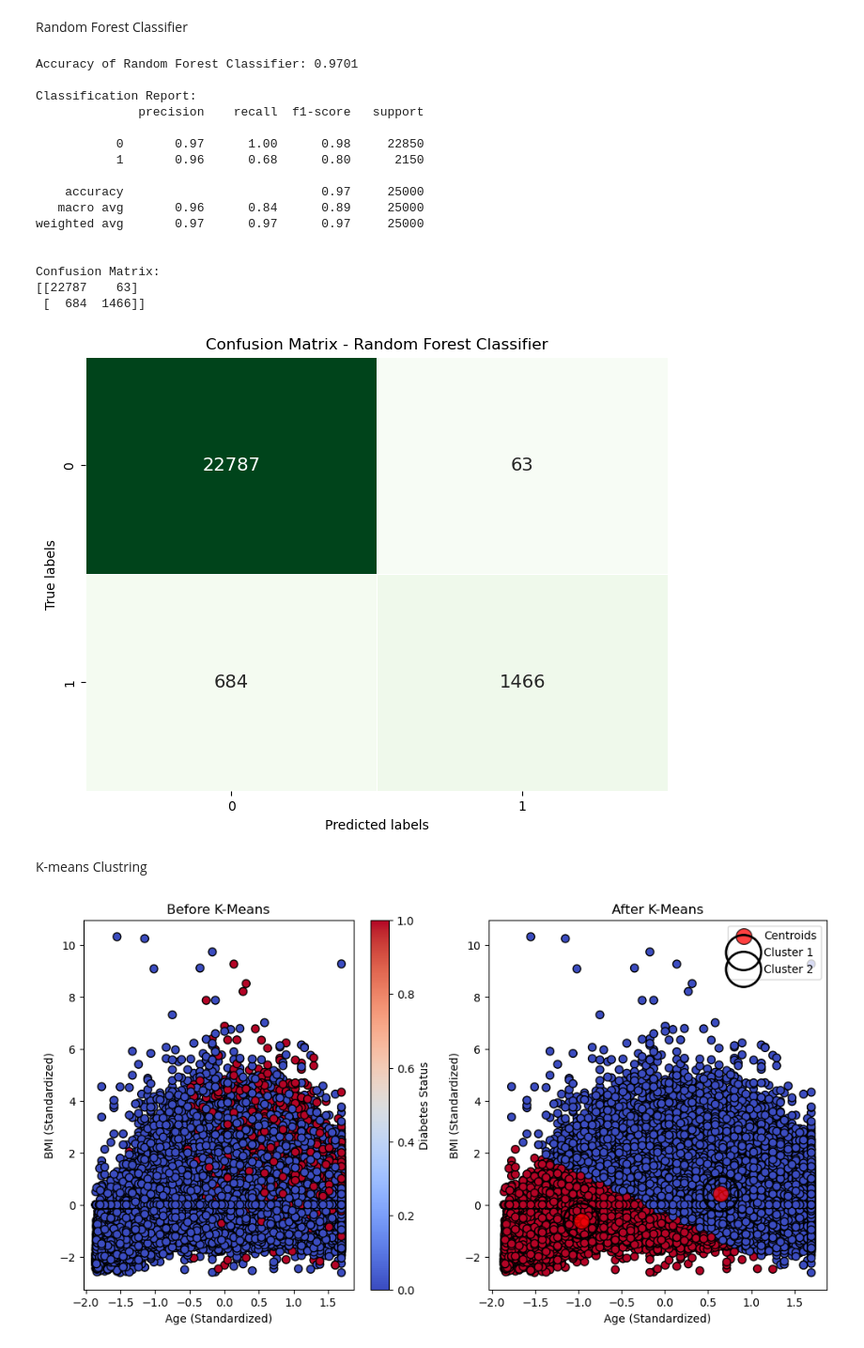
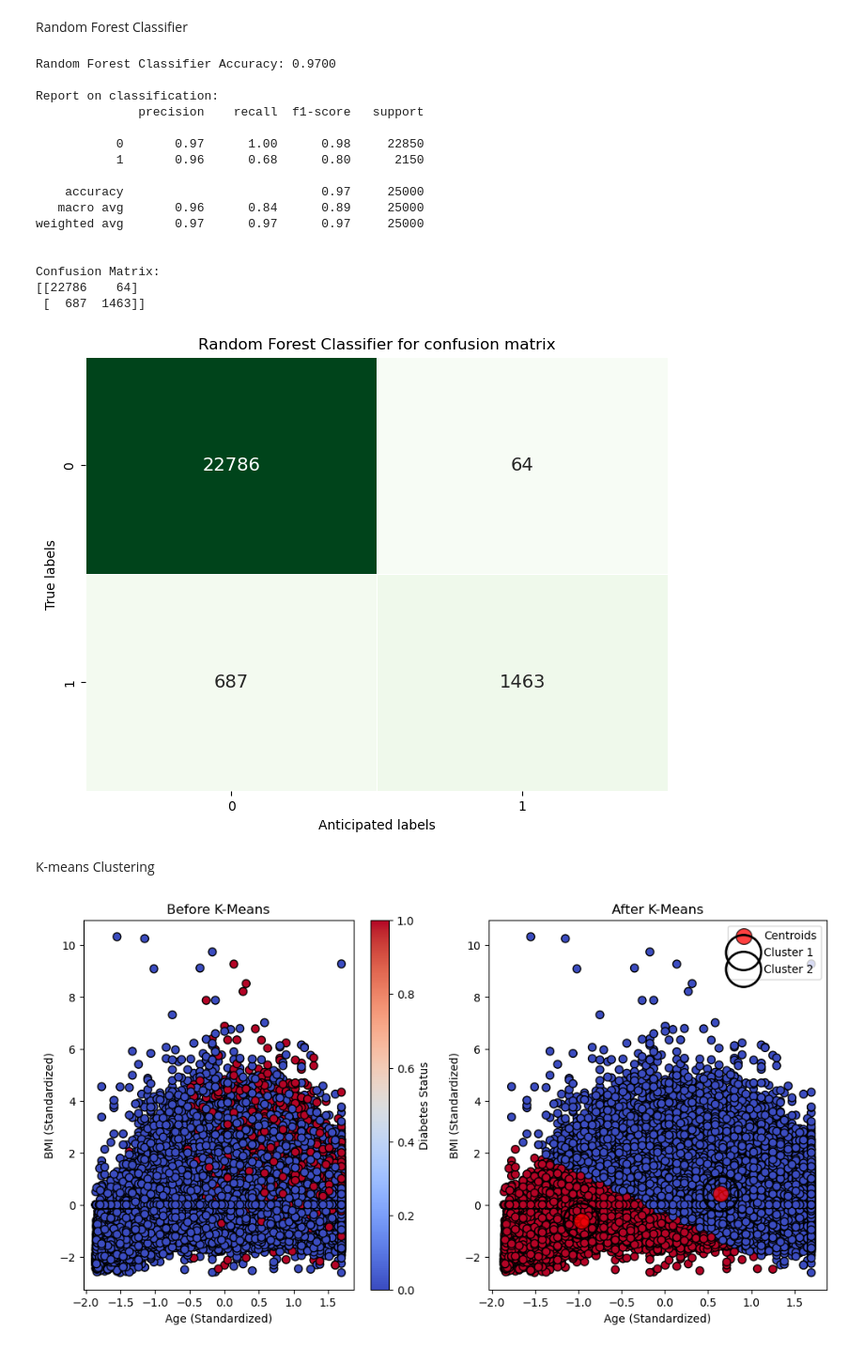
Before and after one commit to jagadabhijaswanth132/Diabetic-prediction-using-multiple-machine-learning-algorithms, a Jupyter notebook: Diabetic_prediction_using_multiple_machine_learning_algorithms.ipynb, the cells around one changed output. Shown at 94% size. Cells and saved outputs as stored; diff of their text form; code cells hidden in the pictures.

```diff
--- a/Diabetic_prediction_using_multiple_machine_learning_algorithms.ipynb
+++ b/Diabetic_prediction_using_multiple_machine_learning_algorithms.ipynb
@@ -6,6 +6,6 @@ import matplotlib.pyplot as plt
 import seaborn as sns
 # %%
-data= pd.read_csv(r"D:\WORK\Diabetic-prediction-using-multiple-machine-learning-algorithms\diabetes_prediction_dataset.csv")
+data= ps.read_csv(r"D:\WORK\Diabetic-prediction-using-multiple-machine-learning-algorithms\diabetes_prediction_dataset.csv")
 # %%
 # top 5 rows of the dataset
 data.head()
@@ -289,35 +288,35 @@ Random Forest Classifier
 from sklearn.ensemble import RandomForestClassifier
 from sklearn.metrics import accuracy_score, confusion_matrix, classification_report
 
-# Separating features (X) and target variable (y)
-X = data.drop('diabetes', axis=1)  # Features
-y = data['diabetes']  # Target variable
+# Separating characteristics and target variable
+char = data.drop('diabetes', axis=1)  # Features
+target_var = data['diabetes']  # Target variable
 
-# Splitting the dataset into training and testing sets
-X_train, X_test, y_train, y_test = train_test_split(X, y, test_size=0.25, random_state=42)
+# dividing the dataset into training set and testing set
+X_train, X_test, y_train, y_test = train_test_split(char, target_var, test_size=0.25, random_state=42)
 
-# Training the Random Forest Classifier model
-model = RandomForestClassifier(random_state=42)
+# Model training for the Random Forest Classifier
+model = RandomForestClassifier(random_state=50)
 model.fit(X_train, y_train)
 
-# Making predictions on the testing set
+# Making predictions on testing set
 y_pred = model.predict(X_test)
 
-# Evaluating the model
+# Model Evaluation
 accuracy_rfc = accuracy_score(y_test, y_pred)
-print(f'Accuracy of Random Forest Classifier: {accuracy_rfc:.4f}')
+print(f'Random Forest Classifier Accuracy: {accuracy_rfc:.4f}')
 
-# Printing classification report
-print('\nClassification Report:')
+# classification report
+print('\nReport on classification:')
 print(classification_report(y_test, y_pred))
 
-# Printing confusion matrix
+# confusion matrix
 print('\nConfusion Matrix:')
 print(confusion_matrix(y_test, y_pred))
 # %% [output]
-Accuracy of Random Forest Classifier: 0.9701
+Random Forest Classifier Accuracy: 0.9700
 
-Classification Report:
+Report on classification:
               precision    recall  f1-score   support
 
            0       0.97      1.00      0.98     22850
@@ -329,24 +328,24 @@ weighted avg       0.97      0.97      0.97     25000
 
 
 Confusion Matrix:
-[[22787    63]
- [  684  1466]]
+[[22786    64]
+ [  687  1463]]
 # %%
 # Computing confusion matrix
-cm_rf = confusion_matrix(y_test, y_pred)
+cm_r = confusion_matrix(y_test, y_pred)
 
-# Plotting confusion matrix heatmap for Random Forest Classifier
-plt.figure(figsize=(8, 6))
-sns.heatmap(cm_rf, annot=True, fmt='d', cmap='Greens', cbar=False,
+# Plotting confusion matrix heatmap for RFC
+plot.figure(figsize=(8, 6))
+sns.heatmap(cm_r, annot=True, fmt='d', cmap='Greens', cbar=False,
             annot_kws={'fontsize': 14}, linewidths=0.5)
-plt.title('Confusion Matrix - Random Forest Classifier')
-plt.xlabel('Predicted labels')
-plt.ylabel('True labels')
-plt.show()
+plot.title('Random Forest Classifier for confusion matrix')
+plot.xlabel('Anticipated labels')
+plot.ylabel('True labels')
+plot.show()
 # %% [output]
-[figure, old version]
+[figure, new version]
 # %% [markdown]
-K-means Clustring
+K-means Clustering
 # %%
 from sklearn.cluster import KMeans
 from sklearn.preprocessing import StandardScaler
```
Also changed, not shown: parts of 13 cells of this notebook.
